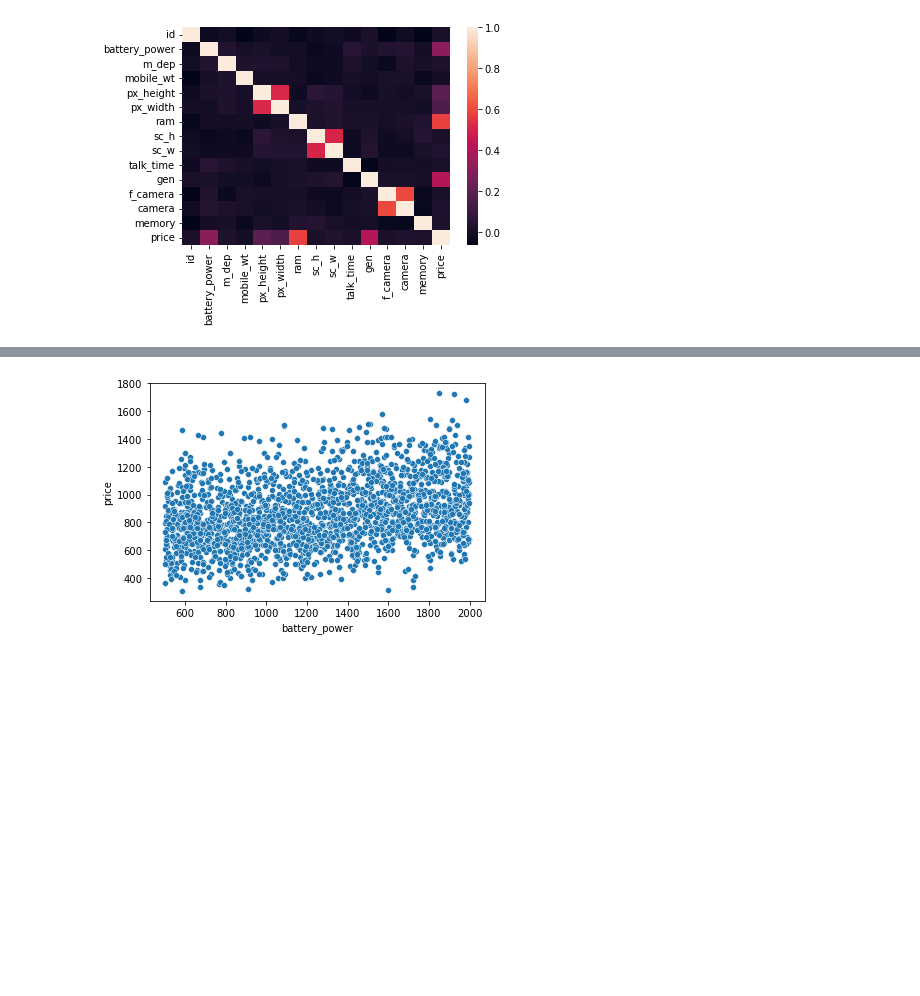
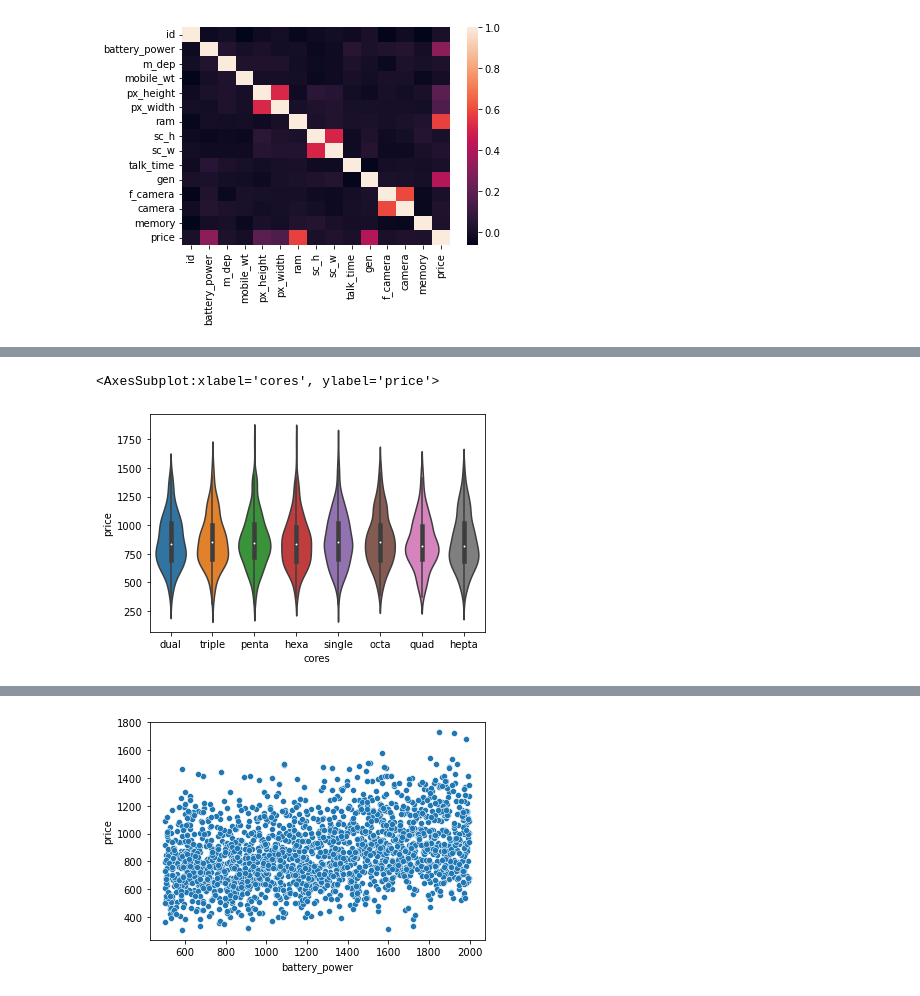
Before and after one commit to yuvalBerghaus/Data_Analysis, a Jupyter notebook: Task3/Task_3.ipynb, the cells around one changed output, grey strips where cells are left out. Cells and saved outputs as stored; diff of their text form; code cells hidden in the pictures; blank space fills up the shorter version.

```diff
--- a/Task3/Task_3.ipynb
+++ b/Task3/Task_3.ipynb
@@ -20,0 +35,5 @@ plt.show()
+# %%
+sns.violinplot(x="cores", y="price", data=df)
+# %% [output]
+<AxesSubplot:xlabel='cores', ylabel='price'>
+[figure, added]
```
Also changed, not shown: parts of 22 cells of this notebook, 1 other file.
